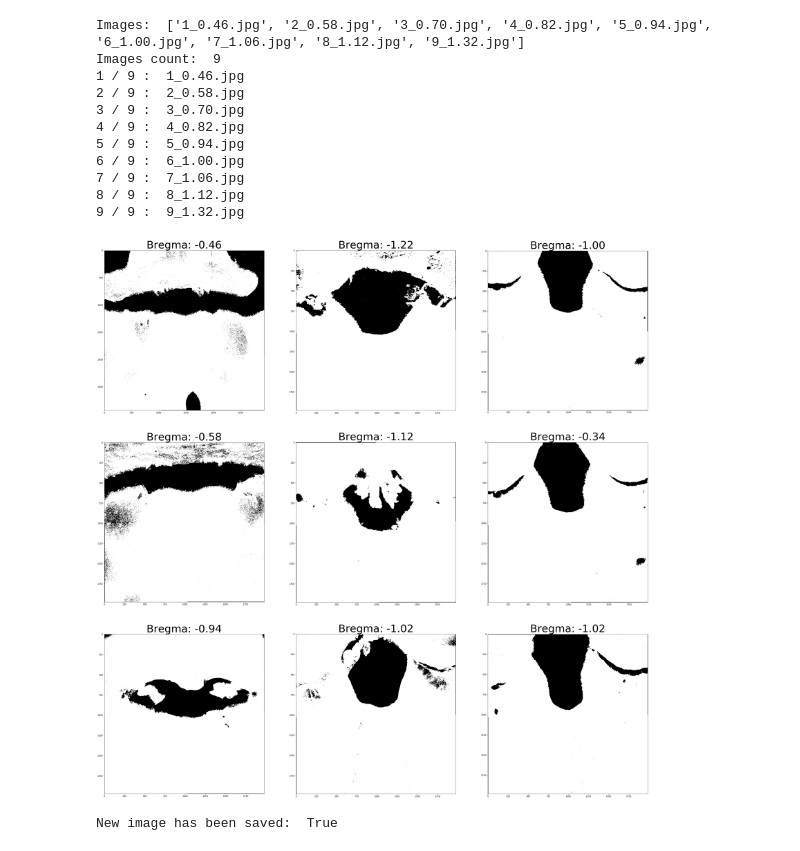
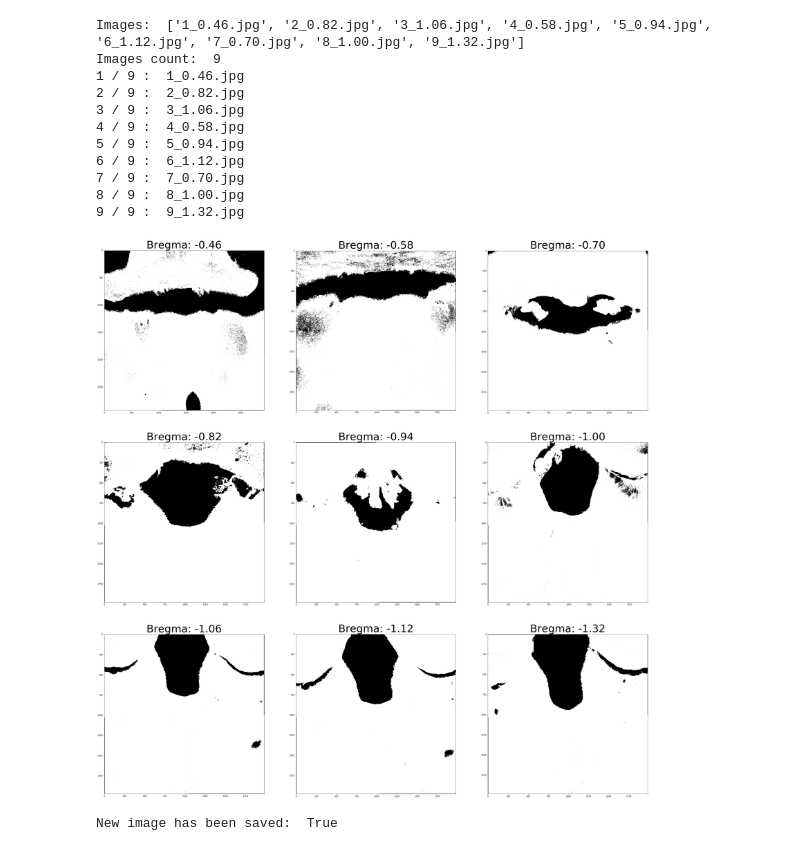
Before and after one commit to morgankindel/project_spring_2020, a Jupyter notebook: project_spring_2020_morgankindel_pkg/coordinate_match.ipynb, the cells around one changed output. Saved outputs shown, nothing was run; the diff lists cells and outputs as text; code cells hidden in the pictures.

```diff
--- a/project_spring_2020_morgankindel_pkg/coordinate_match.ipynb
+++ b/project_spring_2020_morgankindel_pkg/coordinate_match.ipynb
@@ -31,49 +31,49 @@ print('Images: ', images_list)
 print('Images count: ', images_count)
 
 # Calculate the grid size:
 grid_size = math.ceil(math.sqrt(images_count))
 
 # Create plt plot:
 fig, axes = plt.subplots(grid_size, grid_size, figsize=(result_figsize_resolution, result_figsize_resolution))
 
 
 current_file_number = 0
 
 for image_filename in images_list:
     x_position = current_file_number % grid_size
     y_position = current_file_number // grid_size
     plt_image = plt.imread(template_img_dir + '/' + images_list[current_file_number])
     axes[x_position, y_position].imshow(plt_image)
 
     axes[0,0].set_title('Bregma: -0.46', fontsize=50)
-    axes[0,1].set_title('Bregma: -1.22', fontsize=50)
-    axes[0,2].set_title('Bregma: -1.00', fontsize=50)
-    axes[1,0].set_title('Bregma: -0.58', fontsize=50)
-    axes[1,1].set_title('Bregma: -1.12', fontsize=50)
-    axes[1,2].set_title('Bregma: -0.34', fontsize=50)
-    axes[2,0].set_title('Bregma: -0.94', fontsize=50)
-    axes[2,1].set_title('Bregma: -1.02', fontsize=50)
-    axes[2,2].set_title('Bregma: -1.02', fontsize=50)
+    axes[0,1].set_title('Bregma: -0.58', fontsize=50)
+    axes[0,2].set_title('Bregma: -0.70', fontsize=50)
+    axes[1,0].set_title('Bregma: -0.82', fontsize=50)
+    axes[1,1].set_title('Bregma: -0.94', fontsize=50)
+    axes[1,2].set_title('Bregma: -1.00', fontsize=50)
+    axes[2,0].set_title('Bregma: -1.06', fontsize=50)
+    axes[2,1].set_title('Bregma: -1.12', fontsize=50)
+    axes[2,2].set_title('Bregma: -1.32', fontsize=50)
 
     print((current_file_number + 1), '/', images_count, ': ', image_filename)
 
     current_file_number += 1
 
 plt.subplots_adjust(left=0.0, right=.9, bottom=0.0, top=.9)
 plt.savefig(result_grid_filename)
 # %% [output]
-Images:  ['1_0.46.jpg', '2_0.58.jpg', '3_0.70.jpg', '4_0.82.jpg', '5_0.94.jpg', '6_1.00.jpg', '7_1.06.jpg', '8_1.12.jpg', '9_1.32.jpg']
+Images:  ['1_0.46.jpg', '2_0.82.jpg', '3_1.06.jpg', '4_0.58.jpg', '5_0.94.jpg', '6_1.12.jpg', '7_0.70.jpg', '8_1.00.jpg', '9_1.32.jpg']
 Images count:  9
 1 / 9 :  1_0.46.jpg
-2 / 9 :  2_0.58.jpg
-3 / 9 :  3_0.70.jpg
-4 / 9 :  4_0.82.jpg
+2 / 9 :  2_0.82.jpg
+3 / 9 :  3_1.06.jpg
+4 / 9 :  4_0.58.jpg
 5 / 9 :  5_0.94.jpg
-6 / 9 :  6_1.00.jpg
-7 / 9 :  7_1.06.jpg
-8 / 9 :  8_1.12.jpg
+6 / 9 :  6_1.12.jpg
+7 / 9 :  7_0.70.jpg
+8 / 9 :  8_1.00.jpg
 9 / 9 :  9_1.32.jpg
-[figure, old version]
+[figure, new version]
 # %%
 template_grid = cv2.imread('./grid.jpg')
 # %%
```
